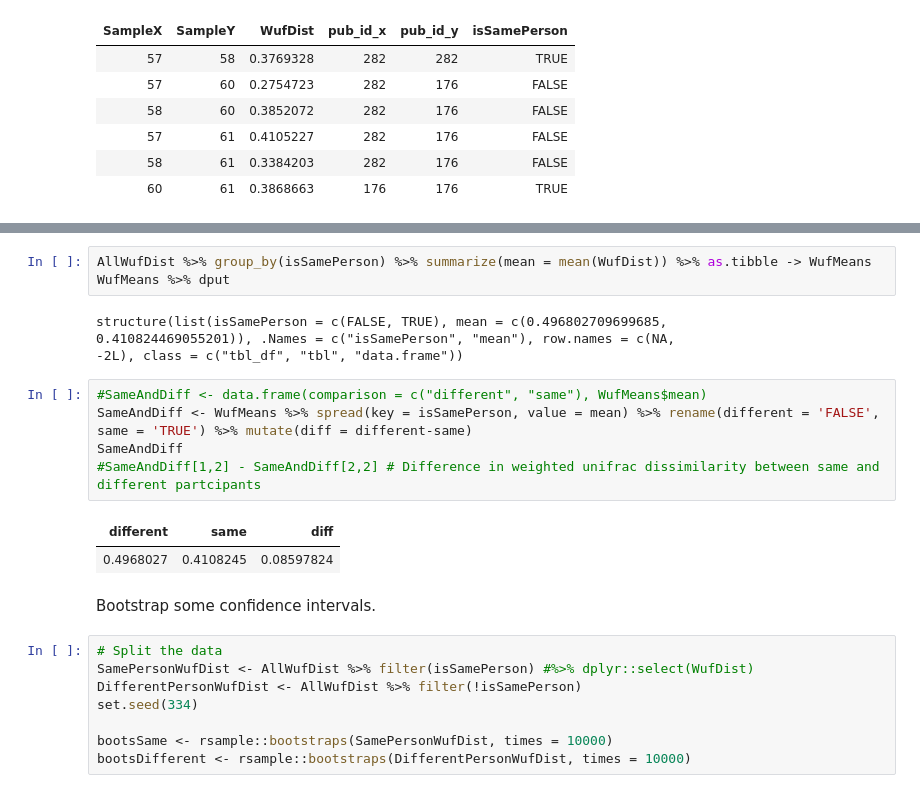
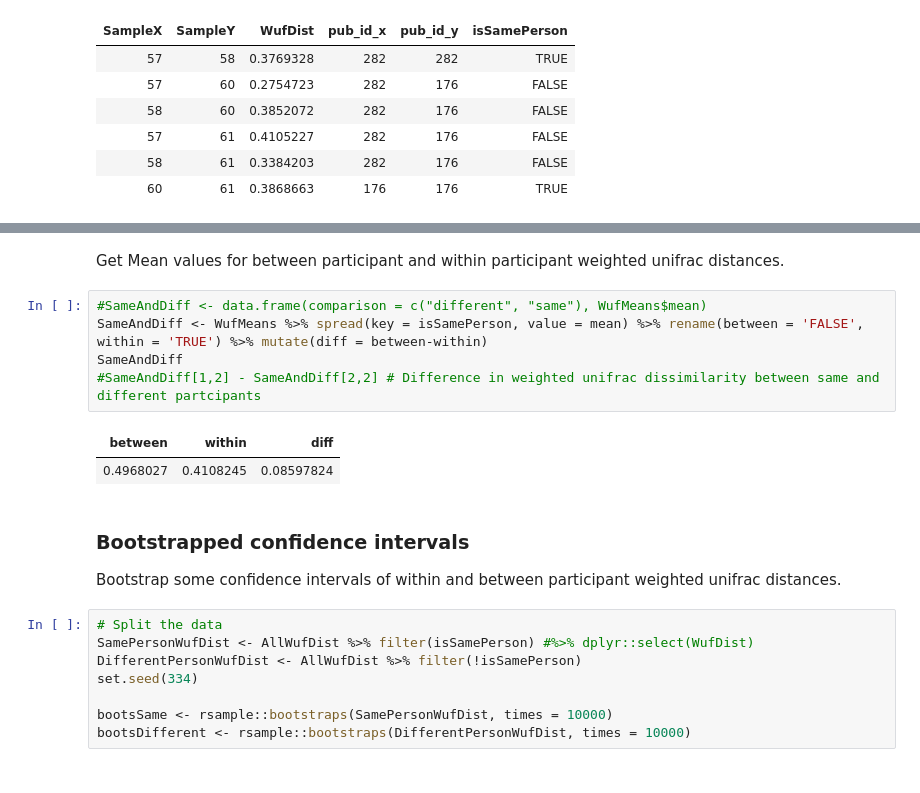
Before and after one commit to cramjaco/Nyvac_096_Microbiome, a Jupyter notebook: Mar2018_096.ipynb, the cells around one changed output, grey strips where cells are left out. Cells and saved outputs as stored; diff of their text form.

```diff
--- a/Mar2018_096.ipynb
+++ b/Mar2018_096.ipynb
@@ -974,20 +971,16 @@ AllWufDist %>% ggplot(aes(x = isSamePerson, y = WufDist)) + geom_violin() + geom
-# %%
-AllWufDist %>% group_by(isSamePerson) %>% summarize(mean = mean(WufDist)) %>% as.tibble -> WufMeans
-WufMeans %>% dput
-# %% [output]
-structure(list(isSamePerson = c(FALSE, TRUE), mean = c(0.496802709699685,
-0.410824469055201)), .Names = c("isSamePerson", "mean"), row.names = c(NA,
--2L), class = c("tbl_df", "tbl", "data.frame"))
+# %% [markdown]
+Get Mean values for between participant and within participant weighted unifrac distances.
 # %%
 #SameAndDiff <- data.frame(comparison = c("different", "same"), WufMeans$mean)
-SameAndDiff <- WufMeans %>% spread(key = isSamePerson, value = mean) %>% rename(different = 'FALSE', same = 'TRUE') %>% mutate(diff = different-same)
+SameAndDiff <- WufMeans %>% spread(key = isSamePerson, value = mean) %>% rename(between = 'FALSE', within = 'TRUE') %>% mutate(diff = between-within)
 SameAndDiff
 #SameAndDiff[1,2] - SameAndDiff[2,2] # Difference in weighted unifrac dissimilarity between same and different partcipants
 # %% [output]
-| different | same | diff |
+| between | within | diff |
 | 0.4968027 | 0.4108245 | 0.08597824 |
-# %% [markdown]
-Bootstrap some confidence intervals.
+# %% [markdown]
+### Bootstrapped confidence intervals
+Bootstrap some confidence intervals of within and between participant weighted unifrac distances.
 # %%
 # Split the data
 SamePersonWufDist <- AllWufDist %>% filter(isSamePerson) #%>% dplyr::select(WufDist)
```
Also changed, not shown: parts of 33 cells of this notebook, 1 other file.
